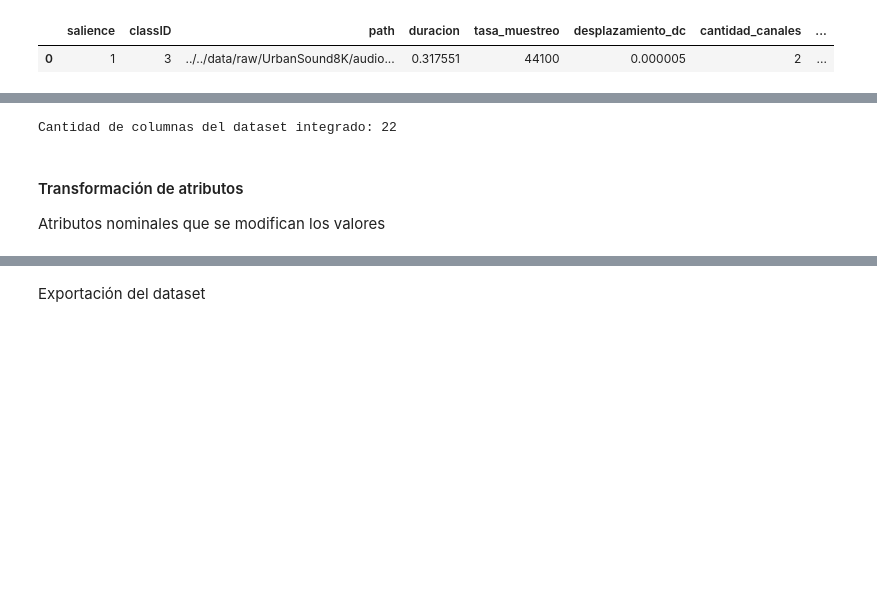
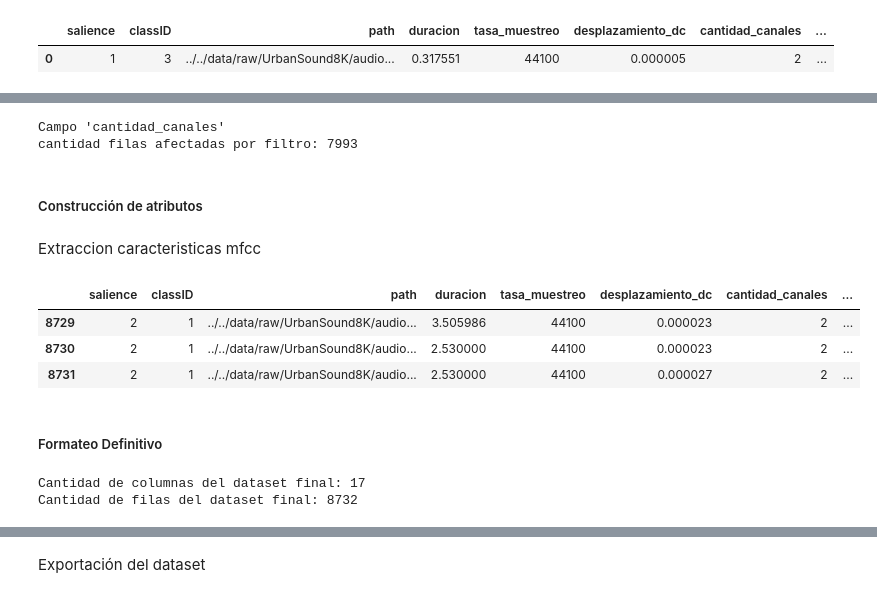
Before and after one commit to colbert6/tfm-clasificador-fuentes-sonoras-ciudad, a Jupyter notebook: notebooks/preparacion_datos/PD01-Transformaciones.ipynb, the cells around one changed output, grey strips where cells are left out. Cells and saved outputs as stored; diff of their text form; code cells hidden in the pictures; blank space fills up the shorter version.

```diff
--- a/notebooks/preparacion_datos/PD01-Transformaciones.ipynb
+++ b/notebooks/preparacion_datos/PD01-Transformaciones.ipynb
@@ -20,9 +20,9 @@ urbansound8k_audio_path = "audio/"
 urbansound8k_metadata_path_file = "metadata/UrbanSound8K.csv"
 
 # Dataset CSV con metadatos generados a partir de los audios
-dataset_urbansound8k_path_file = "../../data/processed/metadata_urbansound8k_adic.csv"
+dataset_urbansound8k_path_file = "../../data/processed/dataset_urbansound8k_v1.csv"
 
-dataset_urbansound8k_df = pd.read_csv("../../data/processed/metadata_urbansound8k_adic.csv", sep=";")
+dataset_urbansound8k_df = pd.read_csv(dataset_urbansound8k_path_file, sep=";")
 
 dataset_urbansound8k_df.head(3)
 # %% [output]
@@ -48,11 +47,9 @@ Selección de datos
 # %%
 # Se establece qué columnas se eliminan
-
-col_eliminar_dataframe = ['slice_file_name', 'fsID', 'start', 'end', 'fold', 'class']
+columnas_eliminar_lista = ['slice_file_name', 'fsID', 'start', 'end', 'fold', 'class']
 
 # Se ejecuta la operación
-
-dataset_urbansound8k_df.drop(col_eliminar_dataframe, inplace=True, axis=1)
+dataset_urbansound8k_df.drop(columnas_eliminar_lista, inplace=True, axis=1)
 # %%
 print("Vista del dataset de datos:")
 display(dataset_urbansound8k_df.head(1))
@@ -113,0 +154,13 @@ Filas del dataset integrado con los filtros realizados: 10108
+# %%
+# cantidad_canales
+temp_filtro_cantidad_canales = dataset_urbansound8k_df[~(dataset_urbansound8k_df['cantidad_canales'] == 1)]
+
+print(f"Campo 'cantidad_canales' ")
+print(f"cantidad filas afectadas por filtro: {temp_filtro_cantidad_canales.shape[0]}")
+# %% [output]
+Campo 'cantidad_canales'
+cantidad filas afectadas por filtro: 7993
+# %% [markdown]
+##### Construcción de atributos
+# %% [markdown]
+Extraccion caracteristicas mfcc
@@ -113,0 +189,9 @@ Filas del dataset integrado con los filtros realizados: 10108
+# %%
+dataset_urbansound8k_df.tail(3)
+# %% [output]
+|  | salience | classID | path | duracion | tasa_muestreo | desplazamiento_dc | cantidad_canales | ... |
+| 8729 | 2 | 1 | ../../data/raw/UrbanSound8K/audio... | 3.505986 | 44100 | 0.000023 | 2 | ... |
+| 8730 | 2 | 1 | ../../data/raw/UrbanSound8K/audio... | 2.530000 | 44100 | 0.000023 | 2 | ... |
+| 8731 | 2 | 1 | ../../data/raw/UrbanSound8K/audio... | 2.530000 | 44100 | 0.000027 | 2 | ... |
+# %% [markdown]
+##### Formateo Definitivo
@@ -114,8 +211,6 @@ Filas del dataset integrado con los filtros realizados: 10108
 # %%
-print(f"Cantidad de columnas del dataset integrado: {df_integrado.shape[1]}")
+print(f"Cantidad de columnas del dataset final: {dataset_urbansound8k_formato_final_df.shape[1]}")
+print(f"Cantidad de filas del dataset final: {dataset_urbansound8k_formato_final_df.shape[0]}")
 # %% [output]
-Cantidad de columnas del dataset integrado: 22
+Cantidad de columnas del dataset final: 17
+Cantidad de filas del dataset final: 8732
-# %% [markdown]
-#### Transformación de atributos
-
-Atributos nominales que se modifican los valores
```
Also changed, not shown: parts of 28 cells of this notebook, 4 other files.
